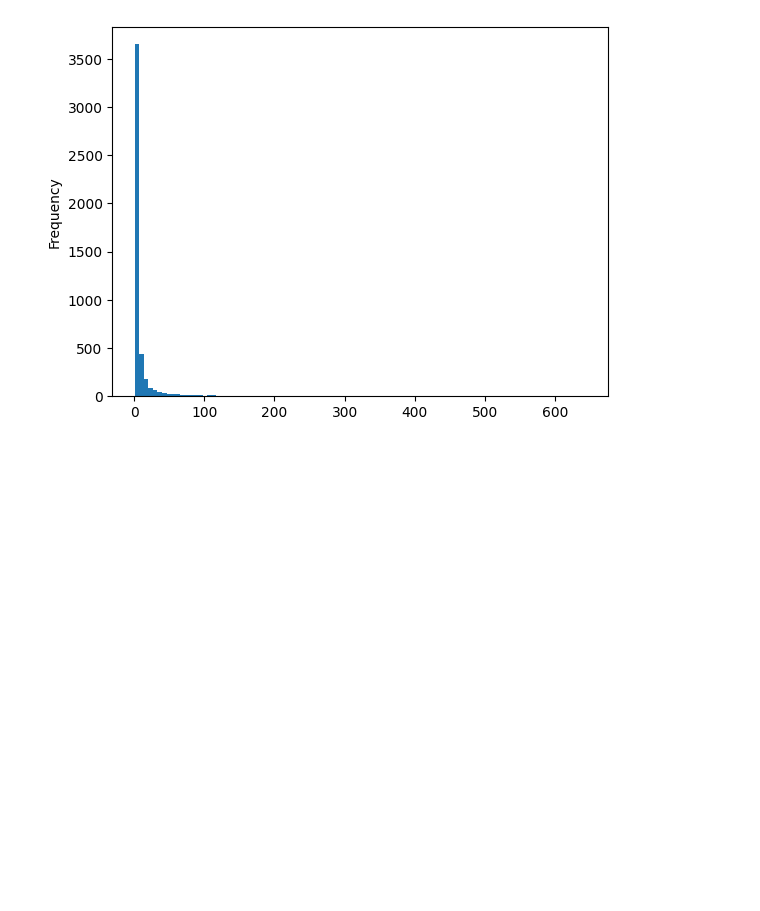
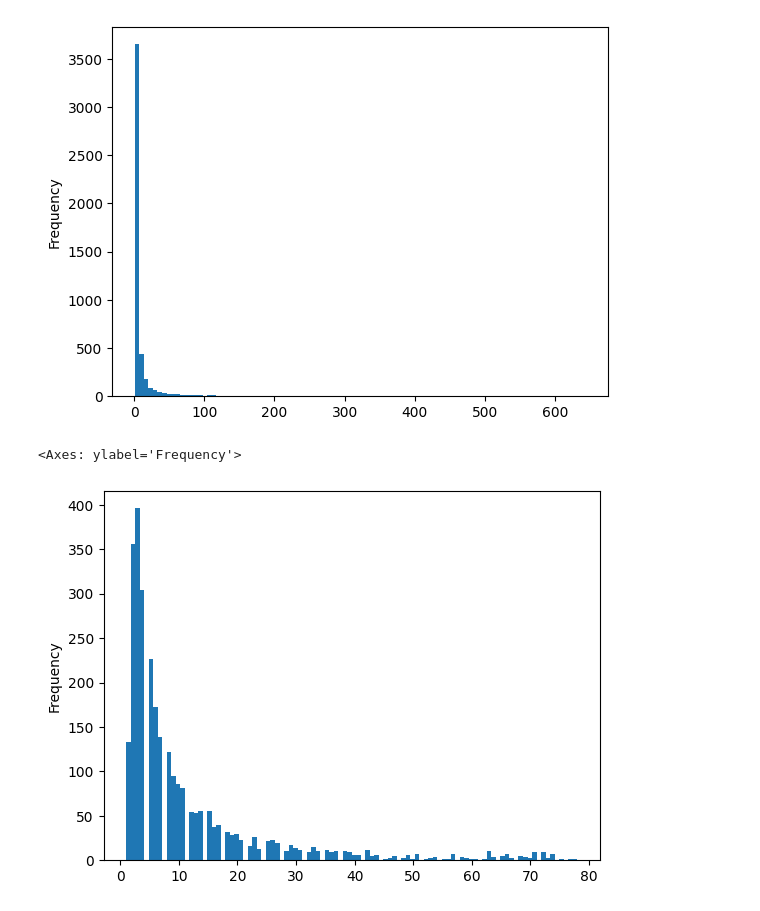
Before and after one commit to hieunt1410/Demo, a Jupyter notebook: visualize.ipynb, the cells around one changed output. Saved outputs shown, nothing was run; the diff lists cells and outputs as text; code cells hidden in the pictures; blank space fills up the shorter version.

```diff
--- a/visualize.ipynb
+++ b/visualize.ipynb
@@ -17,6 +17,9 @@ ub_tune = pd.read_csv(os.path.join(path, 'user_bundle_tune.txt'), sep='\t', head
 ub_test = pd.read_csv(os.path.join(path, 'user_bundle_test.txt'), sep='\t', header=None)
 ub = pd.concat([ub_train, ub_tune, ub_test], ignore_index=True)
 ub.columns = ['user', 'bundle']
+ub_train.columns = ['user', 'bundle']
+ub_tune.columns = ['user', 'bundle']
+ub_test.columns = ['user', 'bundle']
 # %% [markdown]
 Visualize UI
 # %%
@@ -59,3 +62,8 @@ ub['bundle'].value_counts().plot(kind='hist', bins=100)
 # %% [output]
 <Axes: ylabel='Frequency'>
 [figure]
+# %%
+ub_train['user'].value_counts().plot(kind='hist', bins=100)
+# %% [output]
+<Axes: ylabel='Frequency'>
+[figure, added]
```
Also changed, not shown: parts of 4 cells of this notebook, 1 other file.
